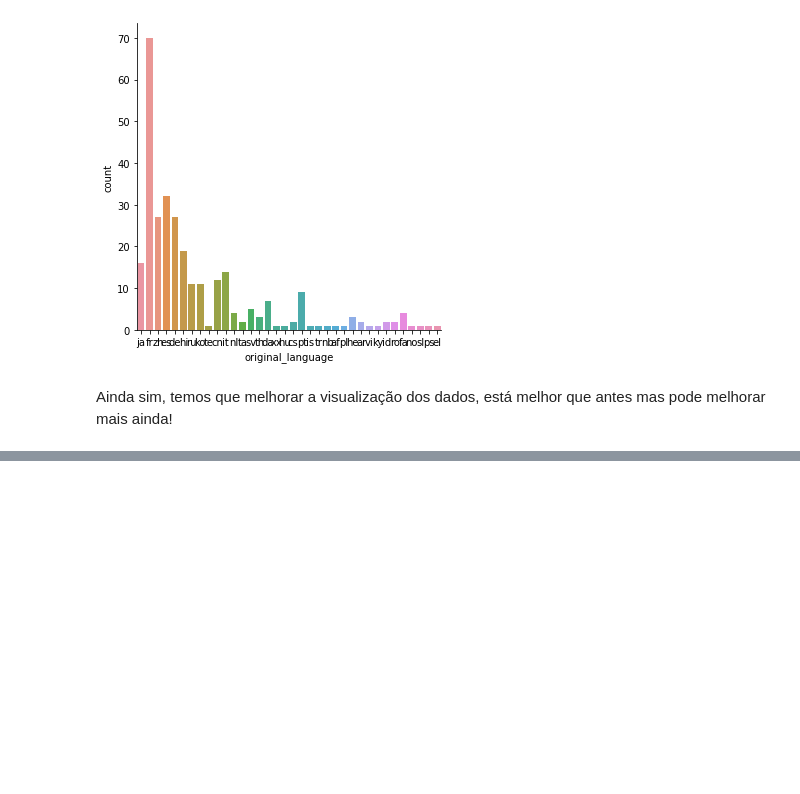
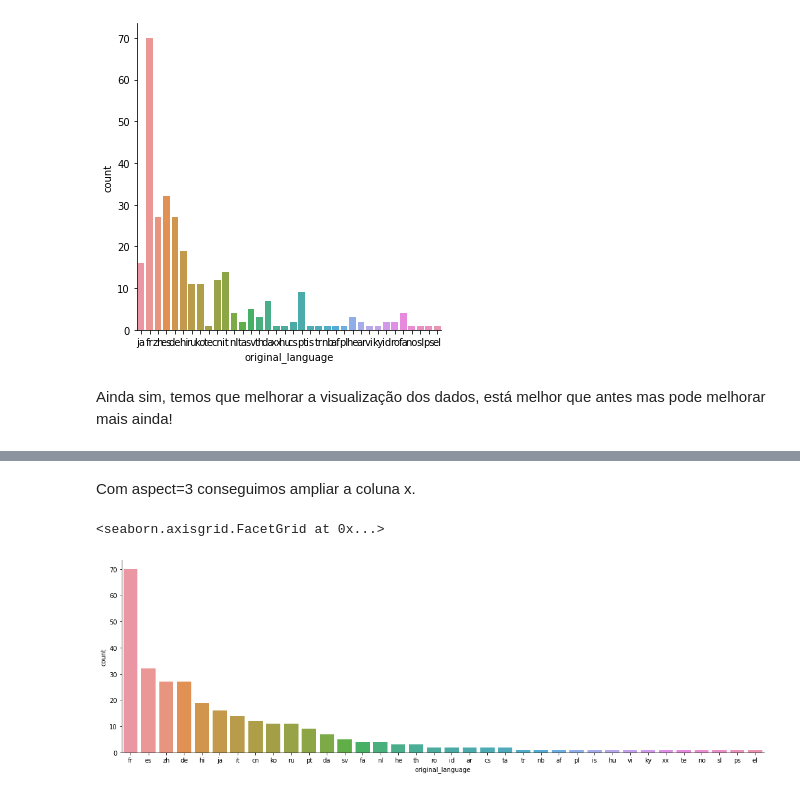
Before and after one commit to Sterwinxs/Formacao-Data-Science, a Jupyter notebook: Data_Science.ipynb, the cells around one changed output, grey strips where cells are left out. Drawn from its saved outputs; the diff is of its cells as text; code cells hidden in the pictures; blank space fills up the shorter version.

```diff
--- a/Data_Science.ipynb
+++ b/Data_Science.ipynb
@@ -273,0 +279,7 @@ Ainda sim, temos que melhorar a visualização dos dados, está melhor que antes
+# %% [markdown]
+Com aspect=3 conseguimos ampliar a coluna x.
+# %%
+sns.catplot(x = "original_language", data = filmes_sem_lingua_original_em_ingles, kind="count", aspect=3, order= total_por_lingua_de_outros_filmes.index)
+# %% [output]
+<seaborn.axisgrid.FacetGrid at 0x...>
+[figure, added]
```
Also changed, not shown: parts of 3 cells of this notebook.
